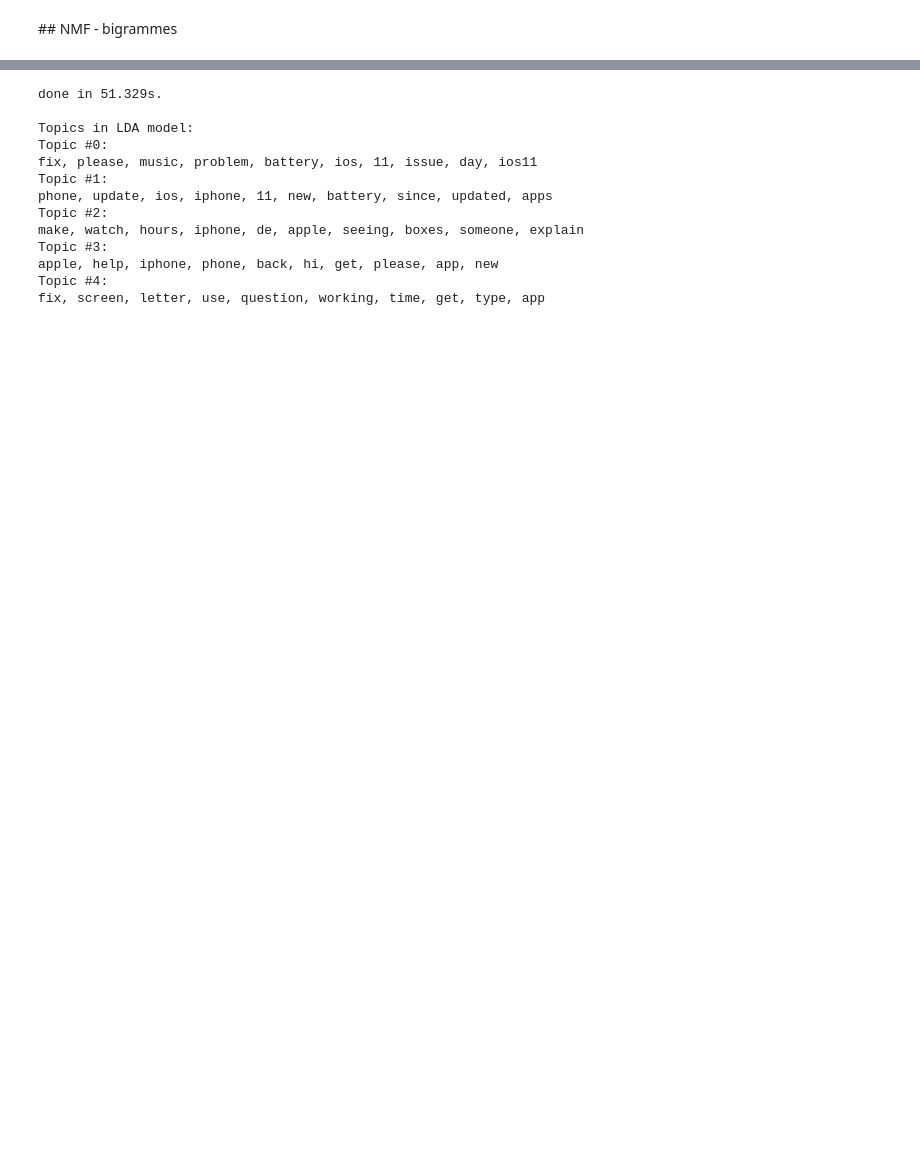
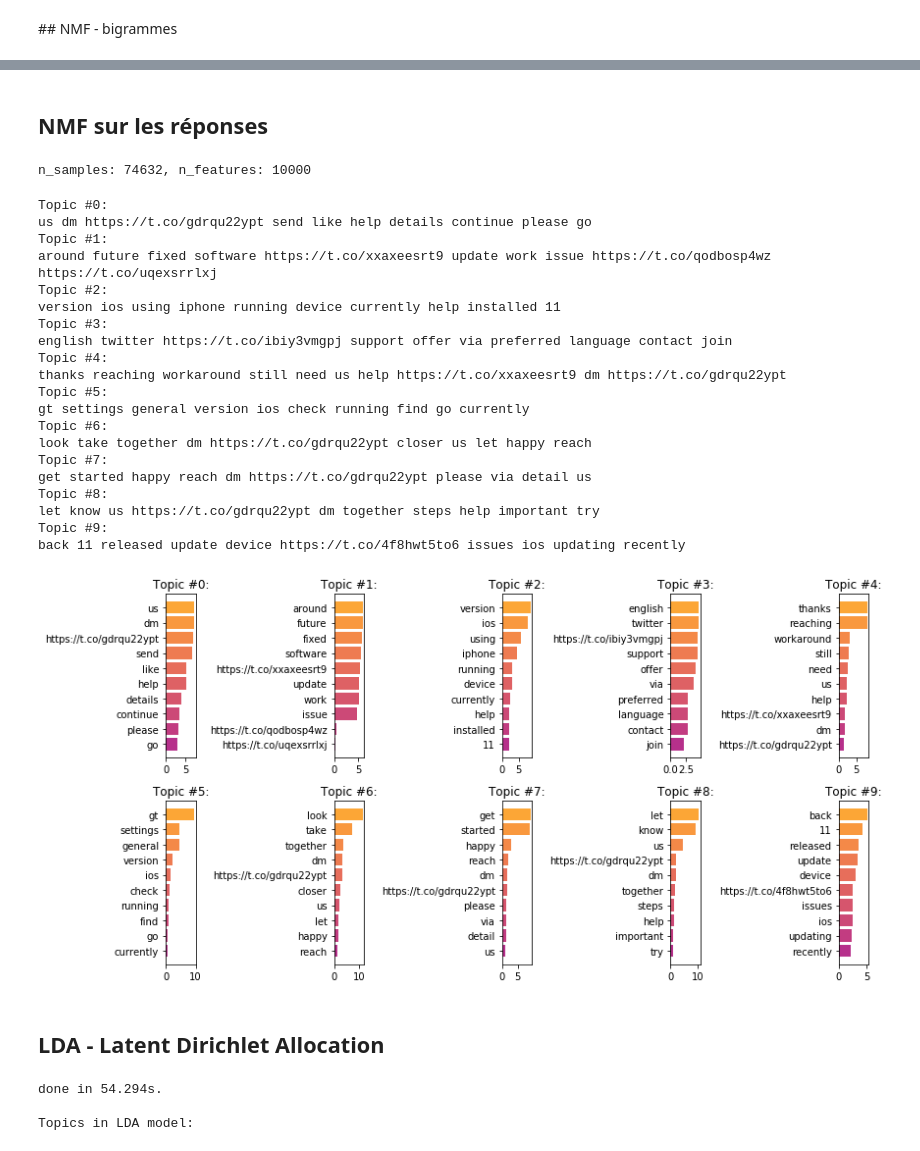
Before and after one commit to francoisserra/topic-modelling-tweets, a Jupyter notebook: tweets-topic-modelling.ipynb, the cells around one changed output, grey strips where cells are left out. Drawn from its saved outputs; the diff is of its cells as text; code cells hidden in the pictures; blank space fills up the shorter version.

```diff
--- a/tweets-topic-modelling.ipynb
+++ b/tweets-topic-modelling.ipynb
@@ -341,9 +434,50 @@ please help, 11 please, hi please, help fix, iphone please, apple id, help thank
+# %% [markdown]
+## NMF sur les réponses
+# %%
+vectorizerAnswers = TfidfVectorizer(max_df=0.9, min_df=1, max_features=10000,stop_words=stopWords, tokenizer=None, preprocessor=None,token_pattern=tweet_regex,)
+
+X_answers = vectorizerAnswers.fit_transform(apple.text_y)
+print("n_samples: %d, n_features: %d" % X_answers.shape)
+# %% [output]
+n_samples: 74632, n_features: 10000
+# %%
+nmf_answers = NMF(n_components=nb_of_topics,
+          alpha=.1, l1_ratio=.5).fit(X_answers)
+# %%
+print_top_words(nmf_answers.components_, vectorizerAnswers.get_feature_names(), n_top_words)
+print_top_words_histo(nmf_answers.components_, vectorizerAnswers.get_feature_names(), n_top_words)
+# %% [output]
+Topic #0:
+us dm https://t.co/gdrqu22ypt send like help details continue please go
+Topic #1:
+around future fixed software https://t.co/xxaxeesrt9 update work issue https://t.co/qodbosp4wz https://t.co/uqexsrrlxj
+Topic #2:
+version ios using iphone running device currently help installed 11
+Topic #3:
+english twitter https://t.co/ibiy3vmgpj support offer via preferred language contact join
+Topic #4:
+thanks reaching workaround still need us help https://t.co/xxaxeesrt9 dm https://t.co/gdrqu22ypt
+Topic #5:
+gt settings general version ios check running find go currently
+Topic #6:
+look take together dm https://t.co/gdrqu22ypt closer us let happy reach
+Topic #7:
+get started happy reach dm https://t.co/gdrqu22ypt please via detail us
+Topic #8:
+let know us https://t.co/gdrqu22ypt dm together steps help important try
+Topic #9:
+back 11 released update device https://t.co/4f8hwt5to6 issues ios updating recently
+[figure, added]
+# %% [markdown]
+## LDA - Latent Dirichlet Allocation
 # %%
 from sklearn.decomposition import LatentDirichletAllocation
 from sklearn.feature_extraction.text import CountVectorizer
+
 tf_vectorizer = CountVectorizer(max_df=0.95, min_df=2,
-                                max_features=10000,
-                                stop_words=stopWords, token_pattern=tweet_regex)
+                                max_features=MaxFeature,
+                                stop_words=stopWords, preprocessor=None, token_pattern=tweet_regex,
+                                lowercase = True, analyzer = 'word')
 X_tf = tf_vectorizer.fit_transform(apple.text_x)
 lda = LatentDirichletAllocation(n_components=nb_of_topics, max_iter=5,
                                 learning_method='online',
@@ -356,19 +490,9 @@ print("done in %0.3fs." % (time() - t0))
 print("\nTopics in LDA model:")
 tf_feature_names = tf_vectorizer.get_feature_names()
 # %% [output]
-done in 51.329s.
+done in 54.294s.
 
 Topics in LDA model:
-Topic #0:
-fix, please, music, problem, battery, ios, 11, issue, day, ios11
-Topic #1:
-phone, update, ios, iphone, 11, new, battery, since, updated, apps
-Topic #2:
-make, watch, hours, iphone, de, apple, seeing, boxes, someone, explain
-Topic #3:
-apple, help, iphone, phone, back, hi, get, please, app, new
-Topic #4:
-fix, screen, letter, use, question, working, time, get, type, app
 # %%
 print_top_words(lda.components_, tf_feature_names, n_top_words)
 print_top_words_histo(lda.components_, tf_feature_names, n_top_words)
```
Also changed, not shown: parts of 56 cells of this notebook.
